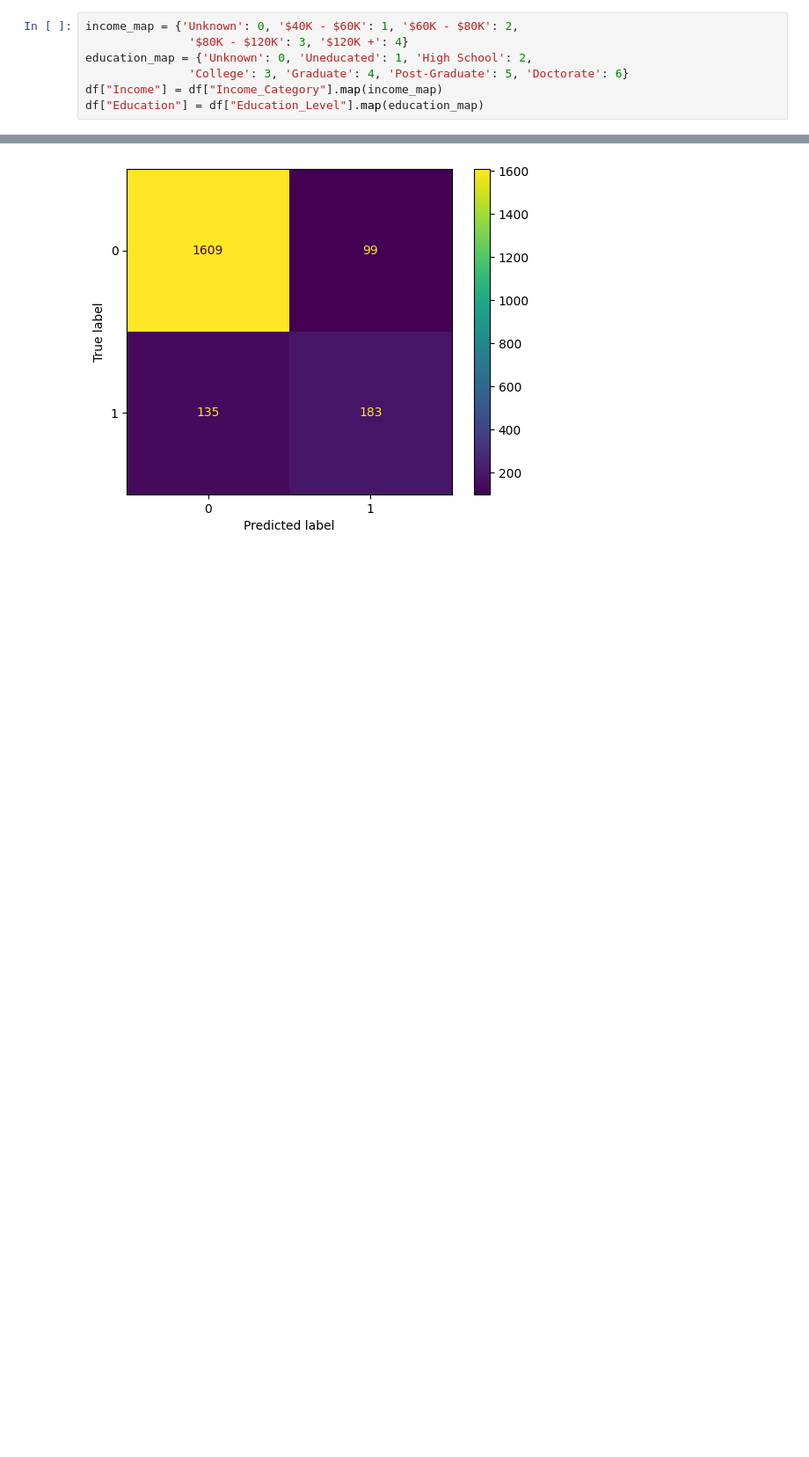
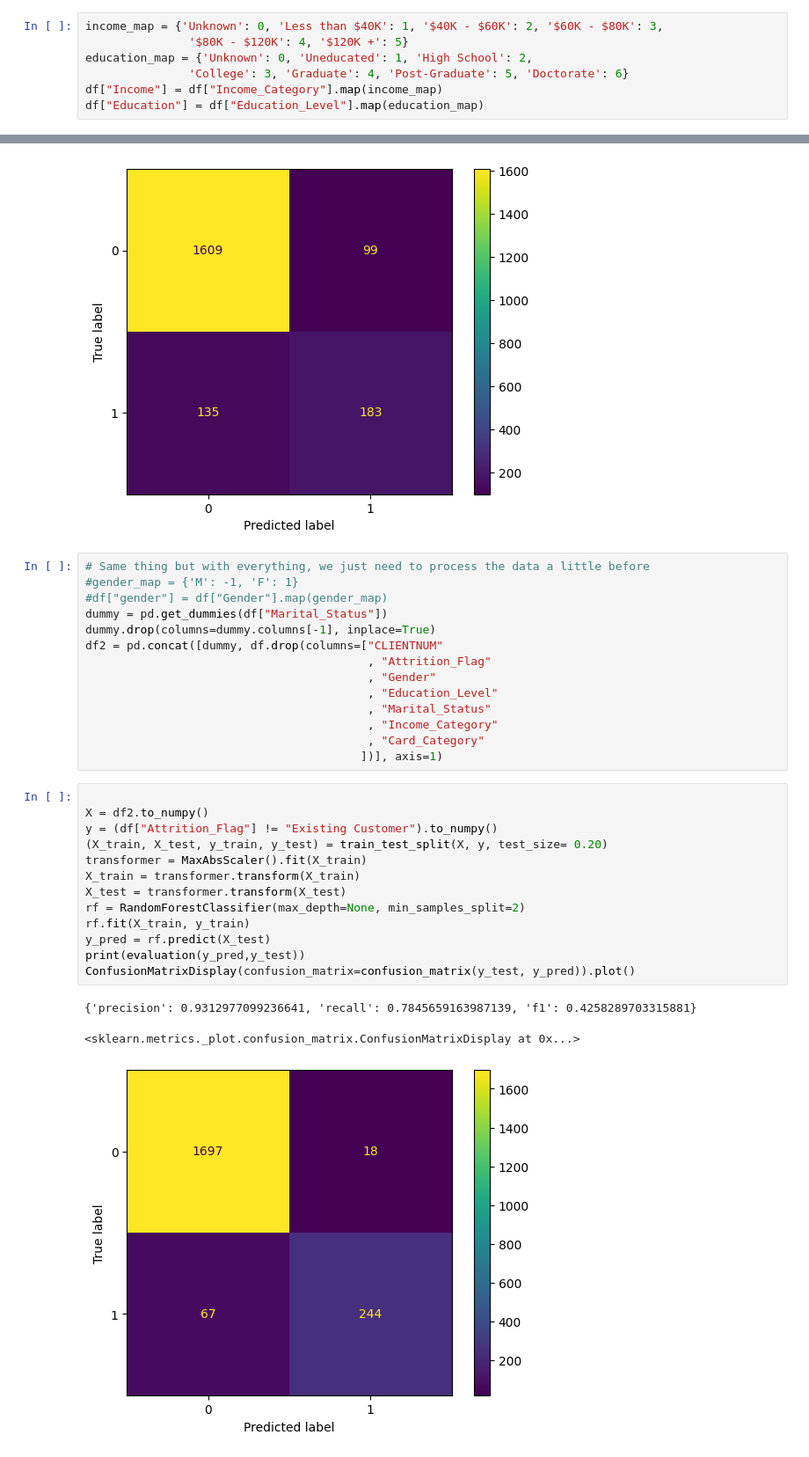
Before and after one commit to henrique-rauen/credit_card, a Jupyter notebook: Explorations.ipynb, the cells around one changed output, grey strips where cells are left out. Shown at 88% size. Drawn from its saved outputs; the diff is of its cells as text; blank space fills up the shorter version.

Commit message:
Add random forest

```diff
--- a/Explorations.ipynb
+++ b/Explorations.ipynb
@@ -61,8 +61,8 @@ Name: CLIENTNUM, dtype: int64
 # %% [markdown]
 Give some order to ordered categorical data
 # %%
-income_map = {'Unknown': 0, '$40K - $60K': 1, '$60K - $80K': 2,
-               '$80K - $120K': 3, '$120K +': 4}
+income_map = {'Unknown': 0, 'Less than $40K': 1, '$40K - $60K': 2, '$60K - $80K': 3,
+               '$80K - $120K': 4, '$120K +': 5}
 education_map = {'Unknown': 0, 'Uneducated': 1, 'High School': 2,
                'College': 3, 'Graduate': 4, 'Post-Graduate': 5, 'Doctorate': 6}
 df["Income"] = df["Income_Category"].map(income_map)
@@ -432,3 +432,34 @@ ConfusionMatrixDisplay(confusion_matrix=confusion_matrix(y_test, y_pred)).plot()
 0.648936170212766 0.5754716981132075
 <sklearn.metrics._plot.confusion_matrix.ConfusionMatrixDisplay at 0x...>
 [figure]
+# %%
+# Same thing but with everything, we just need to process the data a little before
+#gender_map = {'M': -1, 'F': 1}
+#df["gender"] = df["Gender"].map(gender_map)
+dummy = pd.get_dummies(df["Marital_Status"])
+dummy.drop(columns=dummy.columns[-1], inplace=True)
+df2 = pd.concat([dummy, df.drop(columns=["CLIENTNUM"
+                                         , "Attrition_Flag"
+                                         , "Gender"
+                                         , "Education_Level"
+                                         , "Marital_Status"
+                                         , "Income_Category"
+                                         , "Card_Category"
+                                        ])], axis=1)
+# %%
+
+X = df2.to_numpy()
+y = (df["Attrition_Flag"] != "Existing Customer").to_numpy()
+(X_train, X_test, y_train, y_test) = train_test_split(X, y, test_size= 0.20)
+transformer = MaxAbsScaler().fit(X_train)
+X_train = transformer.transform(X_train)
+X_test = transformer.transform(X_test)
+rf = RandomForestClassifier(max_depth=None, min_samples_split=2)
+rf.fit(X_train, y_train)
+y_pred = rf.predict(X_test)
+print(evaluation(y_pred,y_test))
+ConfusionMatrixDisplay(confusion_matrix=confusion_matrix(y_test, y_pred)).plot()
+# %% [output]
+{'precision': 0.9312977099236641, 'recall': 0.7845659163987139, 'f1': 0.4258289703315881}
+<sklearn.metrics._plot.confusion_matrix.ConfusionMatrixDisplay at 0x...>
+[figure, added]
```
Also changed, not shown: parts of 1 cell of this notebook.
